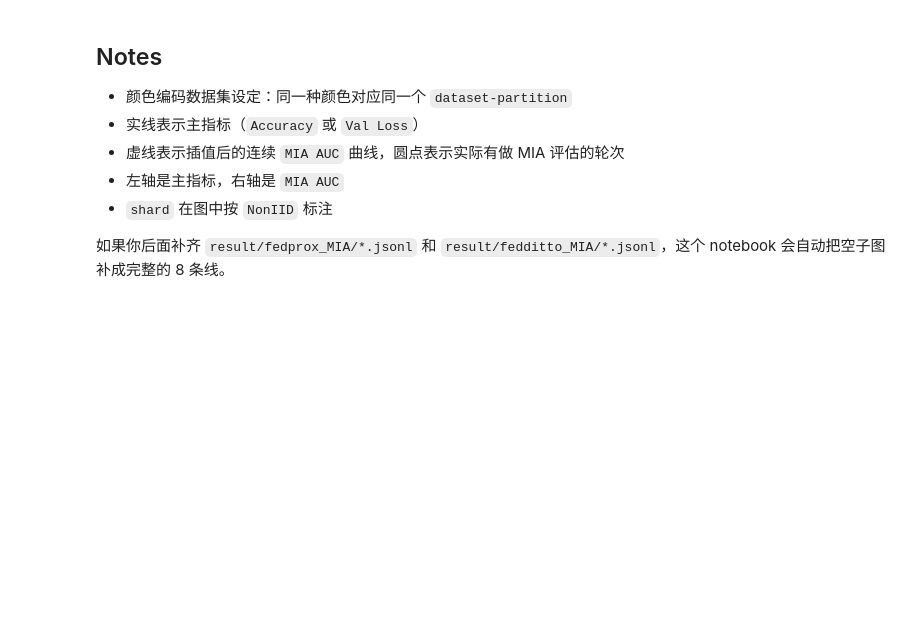
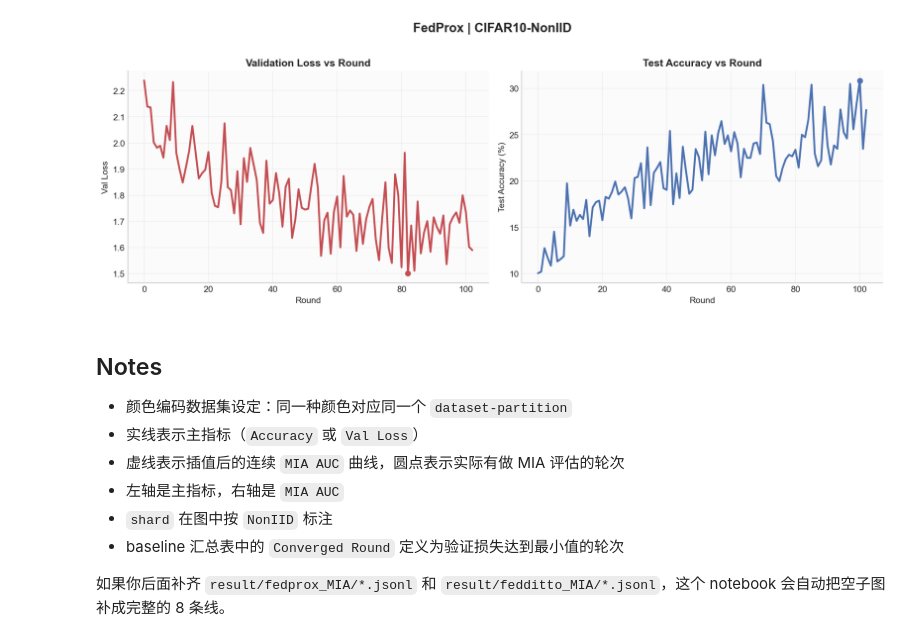
Before and after one commit to HoweChen0517/SD6123-PPML, a Jupyter notebook: visualize_mia_results.ipynb, the cells around one changed output. Drawn from its saved outputs; the diff is of its cells as text; code cells hidden in the pictures; blank space fills up the shorter version.

```diff
--- a/visualize_mia_results.ipynb
+++ b/visualize_mia_results.ipynb
@@ -30,7 +30,7 @@ plt.rcParams['axes.spines.right'] = False
 plt.rcParams['font.size'] = 11
 
 ROOT = Path.cwd()
-RESULT_DIR = ROOT / 'result/result/'
+RESULT_DIR = ROOT / 'result'
 
 FRAMEWORKS = ['fedavg', 'fedprox', 'fedditto']
 FRAMEWORK_TITLES = {
@@ -62,6 +62,14 @@ PRIMARY_METRIC_STYLE = {
     'val_loss': {'linestyle': '-', 'linewidth': 2.2, 'alpha': 0.95},
 }
 AUC_STYLE = {'linestyle': '--', 'linewidth': 2.0, 'alpha': 0.9}
+
+BASELINE_METHODS = ['local', 'fedavg', 'fedprox', 'fedditto']
+BASELINE_TITLES = {
+    'local': 'Local',
+    'fedavg': 'FedAvg',
+    'fedprox': 'FedProx',
+    'fedditto': 'FedDitto',
+}
 # %%
 def load_mia_jsonl(path: Path) -> pd.DataFrame:
     rows = [json.loads(line) for line in path.read_text().splitlines() if line.strip()]
@@ -272,3 +354,45 @@ plt.show()
+# %%
+def plot_baseline_run(df: pd.DataFrame, method: str, dataset: str, partition: str, figsize=(14, 5)):
+    sub = df[(df['method'] == method) & (df['dataset'] == dataset) & (df['partition'] == partition)].copy()
+    if sub.empty:
+        raise ValueError(f'No baseline run found for {method} / {dataset}_{partition}')
+
+    sub = sub.sort_values('round')
+    fig, axes = plt.subplots(1, 2, figsize=figsize)
+    fig.patch.set_facecolor('white')
+
+    color_loss = '#c44e52'
+    color_acc = '#4c72b0'
+
+    axes[0].plot(sub['round'], sub['val_loss'], color=color_loss, linewidth=2.4)
+    best_idx = sub['val_loss'].idxmin()
+    axes[0].scatter(sub.loc[best_idx, 'round'], sub.loc[best_idx, 'val_loss'], color=color_loss, s=40, zorder=3)
+    axes[0].set_title('Validation Loss vs Round', fontsize=13, weight='bold')
+    axes[0].set_xlabel('Round')
+    axes[0].set_ylabel('Val Loss')
+    axes[0].grid(True, alpha=0.25)
+    axes[0].set_facecolor('#fbfbfc')
+
+    axes[1].plot(sub['round'], sub['test_accuracy'] * 100.0, color=color_acc, linewidth=2.4)
+    best_acc_idx = sub['test_accuracy'].idxmax()
+    axes[1].scatter(sub.loc[best_acc_idx, 'round'], sub.loc[best_acc_idx, 'test_accuracy'] * 100.0, color=color_acc, s=40, zorder=3)
+    axes[1].set_title('Test Accuracy vs Round', fontsize=13, weight='bold')
+    axes[1].set_xlabel('Round')
+    axes[1].set_ylabel('Test Accuracy (%)')
+    axes[1].grid(True, alpha=0.25)
+    axes[1].set_facecolor('#fbfbfc')
+
+    title = f"{BASELINE_TITLES.get(method, method)} | {SETTING_LABELS[(dataset, partition)]}"
+    fig.suptitle(title, fontsize=16, weight='bold', y=1.02)
+    fig.tight_layout()
+    return fig, axes
+
+
+# Example:
+plot_baseline_run(baseline_df, method='fedprox', dataset='cifar10', partition='shard')
+plt.show()
+# %% [output]
+[figure, added]
 # %% [markdown]
 ## Notes
 
@@ -277,5 +401,6 @@ plt.show()
 - 虚线表示插值后的连续 `MIA AUC` 曲线，圆点表示实际有做 MIA 评估的轮次
 - 左轴是主指标，右轴是 `MIA AUC`
 - `shard` 在图中按 `NonIID` 标注
+- baseline 汇总表中的 `Converged Round` 定义为验证损失达到最小值的轮次
 
 如果你后面补齐 `result/fedprox_MIA/*.jsonl` 和 `result/fedditto_MIA/*.jsonl`，这个 notebook 会自动把空子图补成完整的 8 条线。
```
Also changed, not shown: parts of 9 cells of this notebook, 13 other files.
